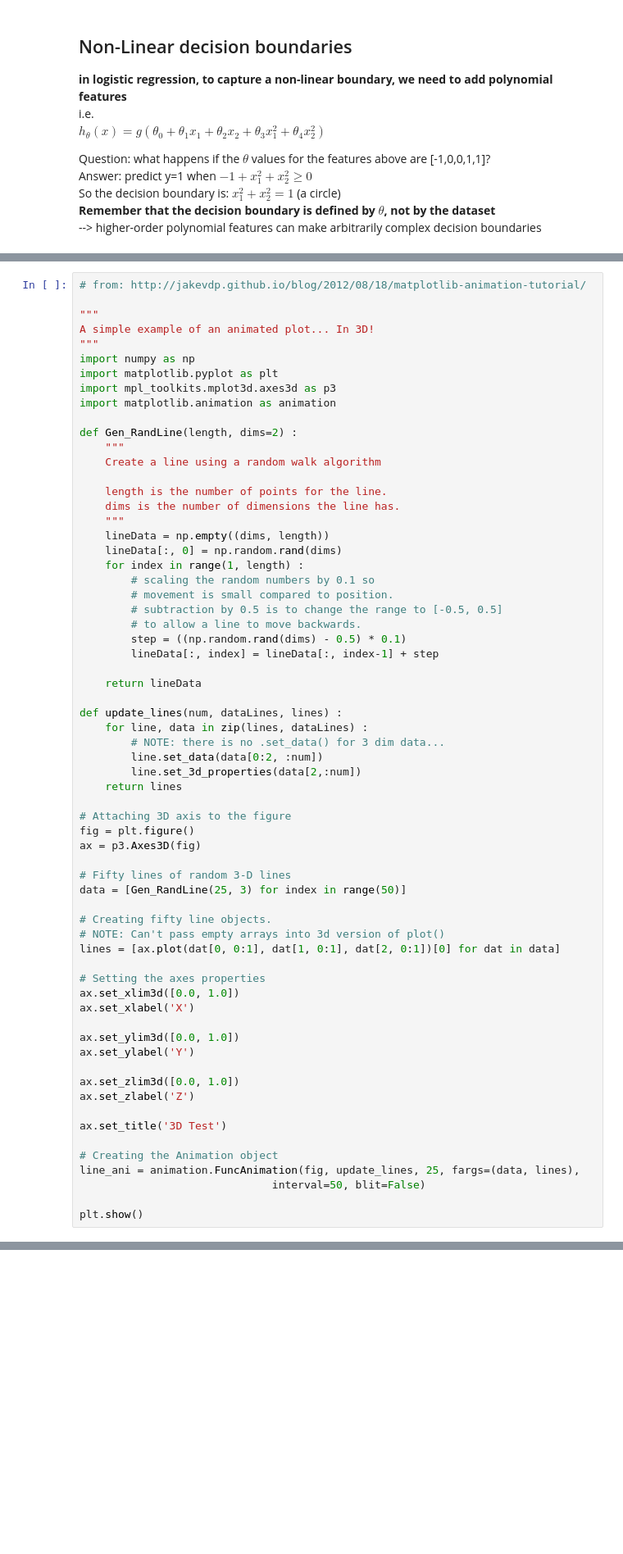
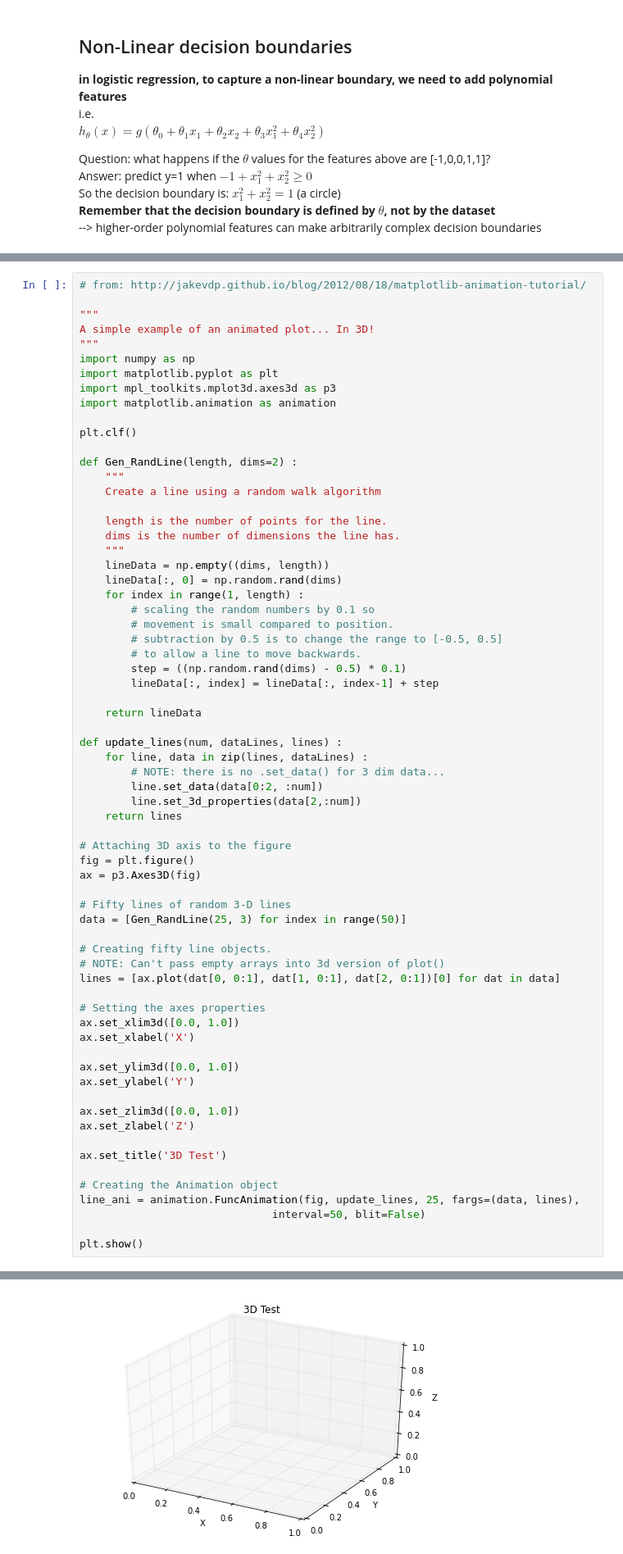
Before and after one commit to dcumachinelearning/ml-group, a Jupyter notebook: logistic_regression_with_numpy/logistic_regression_workbook.ipynb, the cells around one changed output, grey strips where cells are left out. Shown at 82% size. Cells and saved outputs as stored; diff of their text form; blank space fills up the shorter version.

```diff
--- a/logistic_regression_with_numpy/logistic_regression_workbook.ipynb
+++ b/logistic_regression_with_numpy/logistic_regression_workbook.ipynb
@@ -142,6 +323,8 @@ import numpy as np
 import matplotlib.pyplot as plt
 import mpl_toolkits.mplot3d.axes3d as p3
 import matplotlib.animation as animation
+
+plt.clf()
 
 def Gen_RandLine(length, dims=2) :
     """
@@ -197,3 +380,4 @@ line_ani = animation.FuncAnimation(fig, update_lines, 25, fargs=(data, lines),
                               interval=50, blit=False)
 
 plt.show()
+# %% [output]
@@ -199,0 +385 @@ plt.show()
+[figure, added]
```
Also changed, not shown: parts of 10 cells of this notebook.
